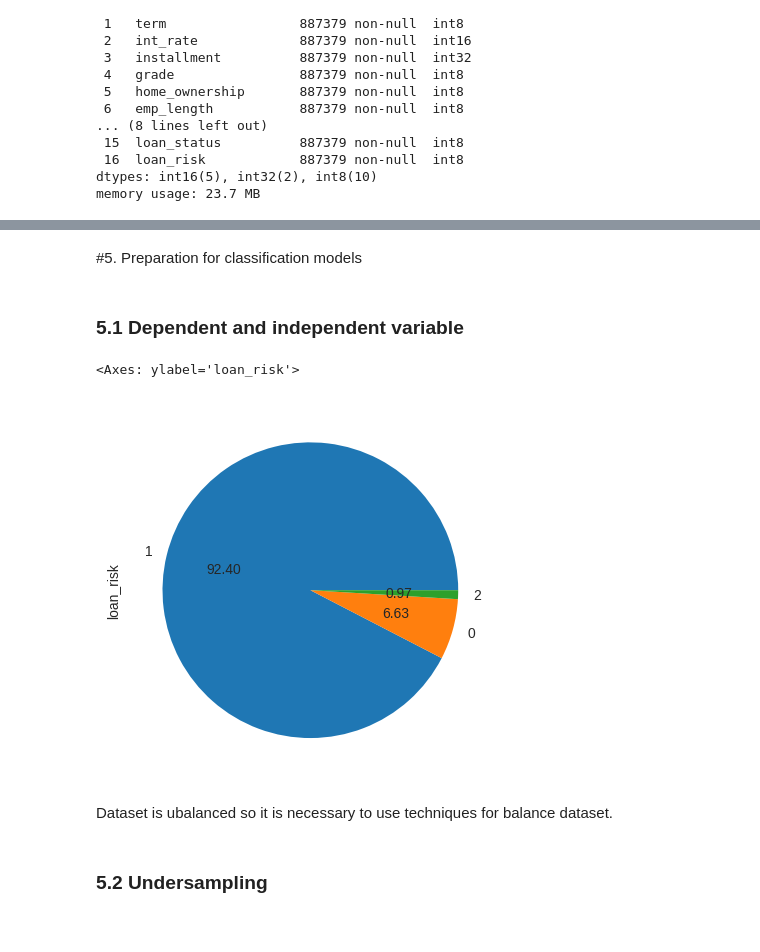
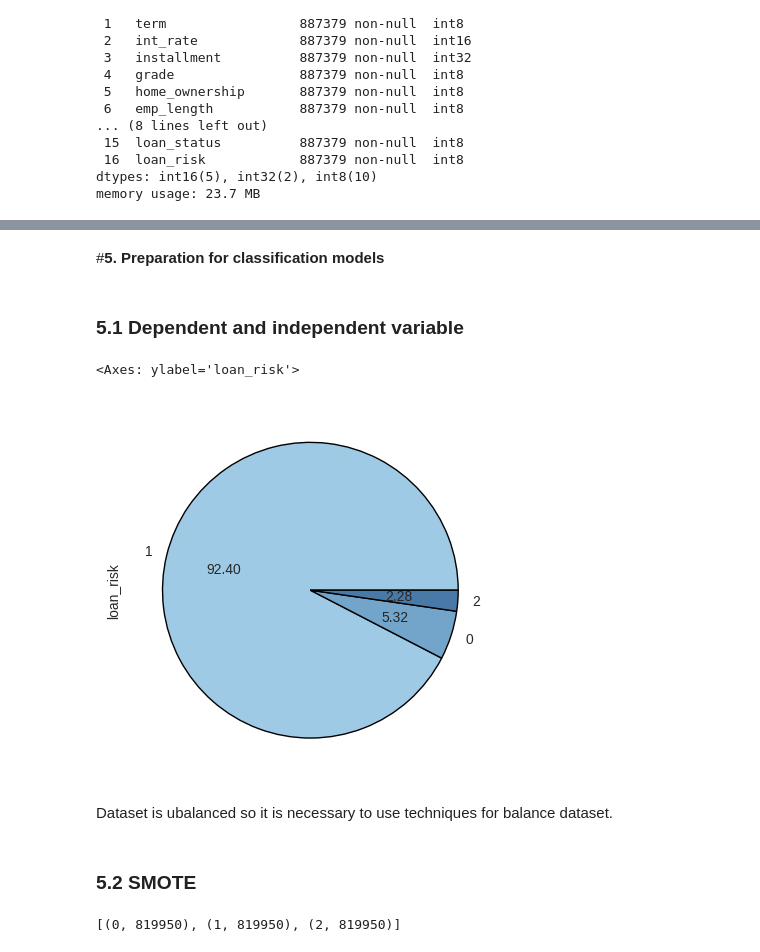
Before and after one commit to KamilShape/credit_risk_analysis, a Jupyter notebook: credit_risk_analysis.ipynb, the cells around one changed output, grey strips where cells are left out. Cells and saved outputs as stored; diff of their text form; code cells hidden in the pictures.

```diff
--- a/credit_risk_analysis.ipynb
+++ b/credit_risk_analysis.ipynb
@@ -80,8 +79,8 @@ np.sum(loan2.isnull().any(axis=1))
 * 'High' - high risk (Charged Off ,Does not meet the credit policy. Status:Charged Off, Default)
 # %%
 loan2.loc[loan2['loan_status'].isin(['Issued','Current','Does not meet the credit policy. Status:Fully Paid', 'Fully Paid']), 'loan_risk'] = 'Low'
-loan2.loc[loan2['loan_status'].isin(['In Grace Period', 'Late (16-30 days)' ]), 'loan_risk'] = 'Medium'
-loan2.loc[loan2['loan_status'].isin(['Charged Off' , 'Does not meet the credit policy. Status:Charged Off','Late (31-120 days)', 'Default']), 'loan_risk'] = 'High'
+loan2.loc[loan2['loan_status'].isin(['In Grace Period', 'Late (16-30 days)' ,'Late (31-120 days)']), 'loan_risk'] = 'Medium'
+loan2.loc[loan2['loan_status'].isin(['Charged Off' , 'Does not meet the credit policy. Status:Charged Off', 'Default']), 'loan_risk'] = 'High'
 # %% [output]
 A value is trying to be set on a copy of a slice from a DataFrame.
 Try using .loc[row_indexer,col_indexer] = value instead
@@ -326,4 +290,4 @@ cat_loan.head()
 # %% [markdown]
-#5. Preparation for classification models
+#**5. Preparation for classification models**
 # %% [markdown]
 ### 5.1 Dependent and independent variable
@@ -332,0 +294,2 @@ y = cat_loan['loan_risk']
+# %%
+colors = [ "#9FCAE6", "#73A4CA", "#497AA7"]
@@ -333,9 +299,14 @@ y = cat_loan['loan_risk']
 # %%
-y.value_counts().plot.pie(autopct = '%.2f')
+y.value_counts().plot.pie(autopct = '%.2f', colors = colors, wedgeprops = {"linewidth": 1, "edgecolor": "black"})
 # %% [output]
 <Axes: ylabel='loan_risk'>
-[figure, old version]
+[figure, new version]
 # %% [markdown]
 Dataset is ubalanced so it is necessary to use techniques for balance dataset.
 # %% [markdown]
-### 5.2 Undersampling
+### 5.2 SMOTE
+# %%
+X_smote, y_smote = SMOTE().fit_resample(X, y)
+print(sorted(Counter(y_smote).items()))
+# %% [output]
+[(0, 819950), (1, 819950), (2, 819950)]
```
Also changed, not shown: parts of 52 cells of this notebook.
